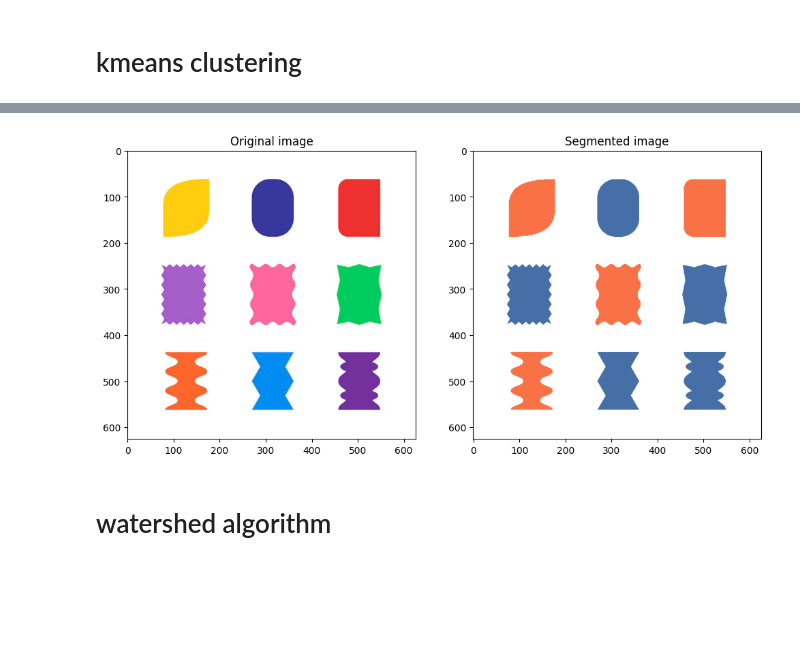
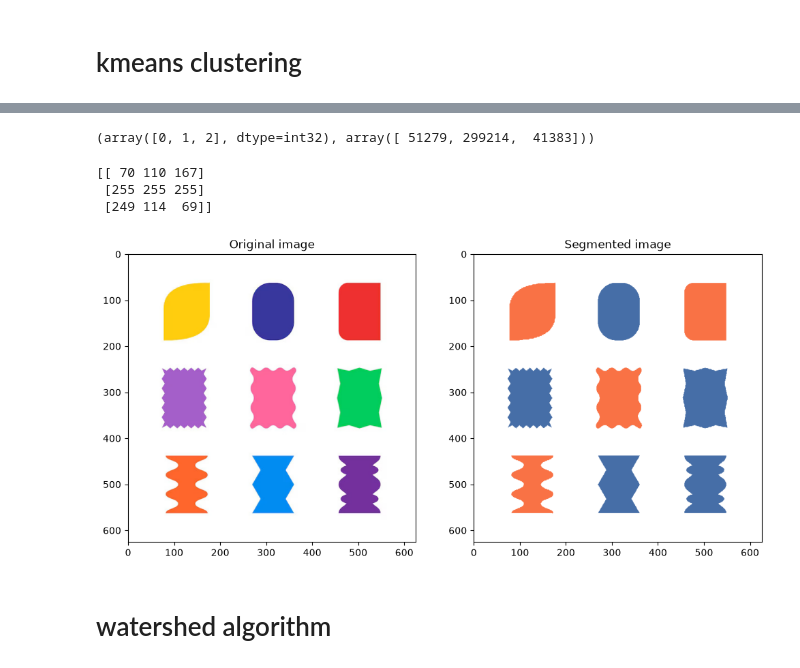
Before and after one commit to htetaunglynn94/Computer-Vision-with-CNN-TensorFlow-and-PyTorch, a Jupyter notebook: 05-OpenCV/17-image_segmentation.ipynb, the cells around one changed output, grey strips where cells are left out. Cells and saved outputs as stored; diff of their text form; code cells hidden in the pictures; blank space fills up the shorter version.

```diff
--- a/05-OpenCV/17-image_segmentation.ipynb
+++ b/05-OpenCV/17-image_segmentation.ipynb
@@ -64,0 +74,4 @@ _, labels, centers = cv2.kmeans(pixel_values, k, None, criteria, 10, cv2.KMEANS_
+# %%
+# Prepare data for kmeans clustering algorithm
+pixel_val = img.reshape((-1,3)).astype(np.float32) # suitable data type for OpenCV's K-Means implementation
+print(pixel_val.shape) # 2-dimension data
@@ -65,2 +80,28 @@ _, labels, centers = cv2.kmeans(pixel_values, k, None, criteria, 10, cv2.KMEANS_
+# %%
+criteria = (cv2.TERM_CRITERIA_EPS + cv2.TERM_CRITERIA_MAX_ITER, 100, 0.2)
+'''
+NOTE: Define the termination criteria for the K-Means algorithm. As per documentation:
+
+--> criteria = (type, maxCount, epsilon)
+
+cv2.TERM_CRITERIA_EPS + cv2.TERM_CRITERIA_MAX_ITER
+--> Stop when either the required accuracy is reached or the maximum number of iterations is reached
+
+100
+--> Maximum number of iterations allowed
+
+0.2
+--> Epsilon: Stop if the cluster centers change by less than this threshold
+
+'''
+
+k = 3 # number of clusters
+
+_, labels, centers = cv2.kmeans(data=pixel_val, # pixel color values, typically shaped (number_of_pixels, 3) and converted to float32
+                                K=k, # number of clusters to create
+                                bestLabels=None, # no initial cluster assignments are provided; OpenCV initializes them based on the selected flags
+                                criteria=criteria, # termination criteria controlling when the algorithm stops
+                                attempts=10, # run the algorithm 10 times with different initial cluster centers and retain the best result
+                                flags=cv2.KMEANS_RANDOM_CENTERS) # initialize cluster centers randomly
 # %%
 print(labels.shape)
@@ -73,24 +114,34 @@ print(centers)
+# %%
+np.unique(labels.flatten(), return_counts=True)
+# %% [output]
+(array([0, 1, 2], dtype=int32), array([ 51279, 299214,  41383]))
 # %%
-centers = np.uint8(centers)
-segmented_image = centers[labels.flatten()]
-segmented_image = segmented_image.reshape(image.shape)
+# Reconstruct the image
+centers = np.uint8(centers) # convert to 8-bit unsigned integer
+print(centers)
+segmented_img = centers[labels.flatten()].reshape(img.shape)
 
+# Label indexing
+# 0 --> [70,110, 167]
 # 1 --> [255, 255, 255]
-# 0 --> [70,110, 167]
+# 2 --> [249 114  69]
 
 plt.figure(figsize=(12,7))
 
 plt.subplot(1,2,1)
-plt.imshow(image)
+plt.imshow(img)
 plt.title("Original image")
 
 plt.subplot(1,2,2)
-plt.imshow(segmented_image)
+plt.imshow(segmented_img)
 plt.title("Segmented image")
 
 plt.show()
 # %% [output]
+[[ 70 110 167]
+ [255 255 255]
+ [249 114  69]]
-[figure, old version]
+[figure, new version]
 # %% [markdown]
 # watershed algorithm
 # %%
```
Also changed, not shown: parts of 10 cells of this notebook, 1 other file.
